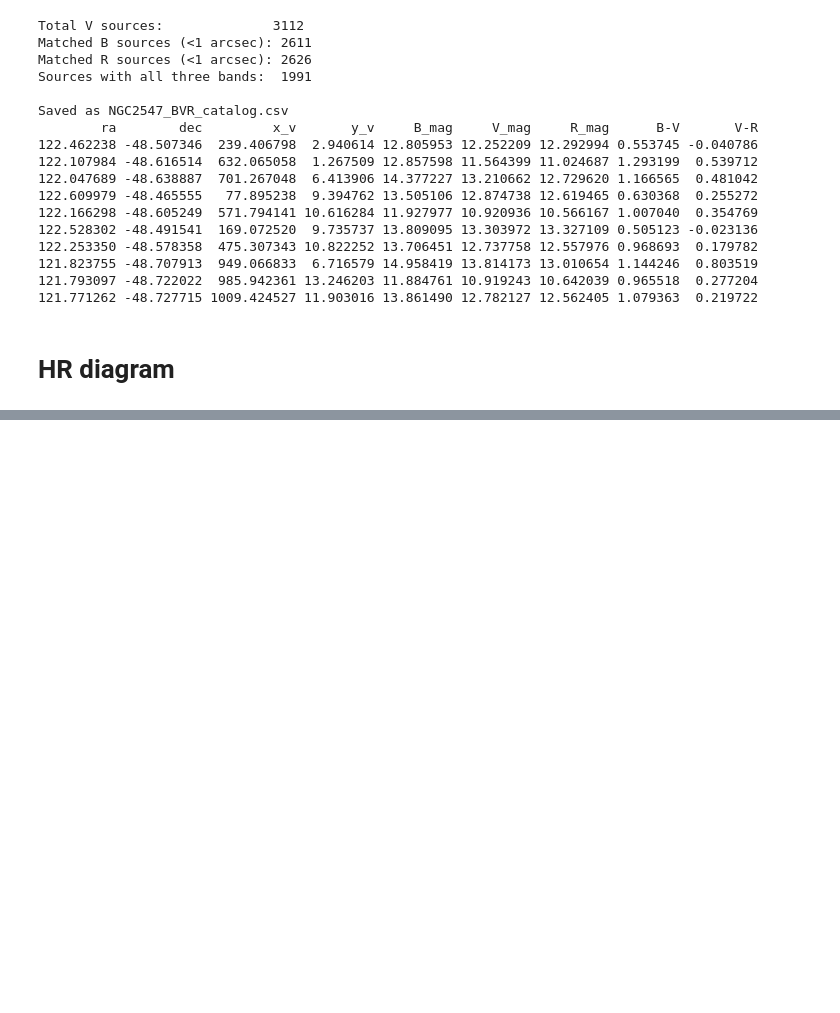
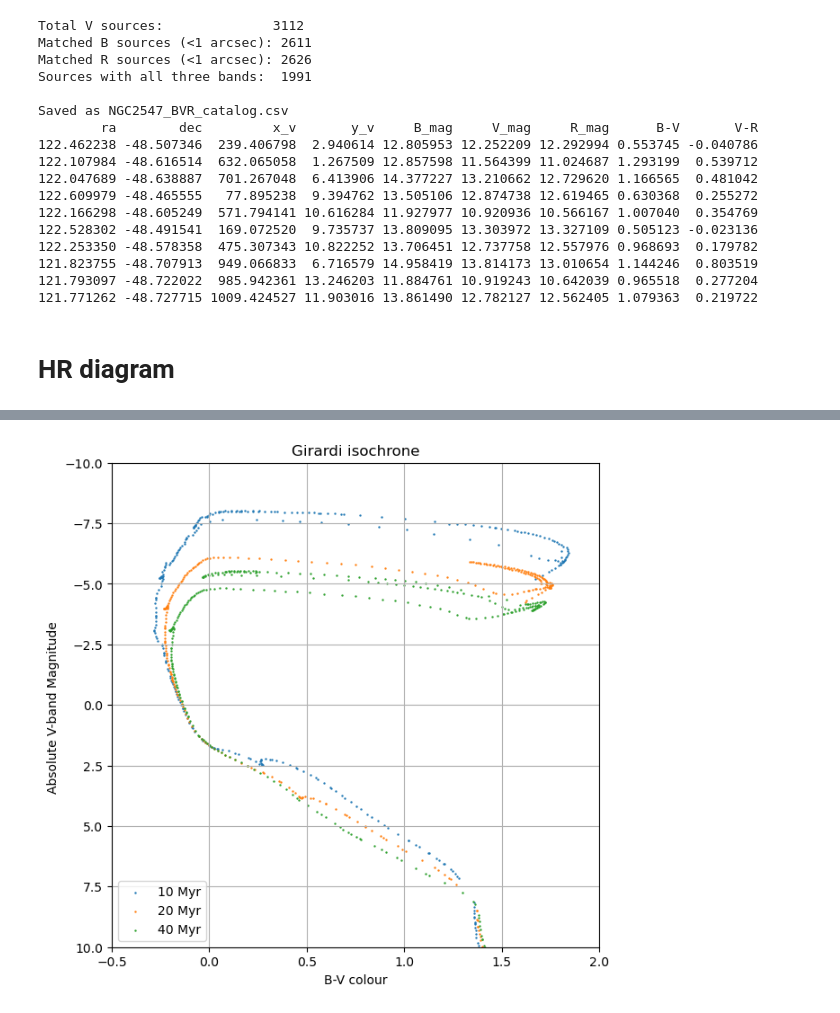
Before and after one commit to Christina1508/ASP3231_Project, a Jupyter notebook: HR diagram.ipynb, the cells around one changed output, grey strips where cells are left out. Saved outputs shown, nothing was run; the diff lists cells and outputs as text; code cells hidden in the pictures; blank space fills up the shorter version.

```diff
--- a/HR diagram.ipynb
+++ b/HR diagram.ipynb
@@ -363,0 +355,11 @@ Saved as NGC2547_CMD_mainseq.png
+# %%
+class isochroneclass:
+    def __init__(self):
+            self.filename = "NULL                            "      # Relevant filename
+            self.age = -99.0                                        # Age
+            self.m = [-99.0]*1000                                   # Star masses
+            self.U = [-99.0]*1000                                   # Star U-band magnitudes
+            self.B = [-99.0]*1000                                   # Star B-band magnitudes
+            self.V = [-99.0]*1000                                   # Star V-band magnitudes
+            self.R = [-99.0]*1000                                   # Star R-band magnitudes
+            self.I = [-99.0]*1000                                   # Star I-band magnitudes
@@ -363,0 +413,25 @@ Saved as NGC2547_CMD_mainseq.png
+# %%
+# Define plot size
+plt.rcParams['figure.figsize'] = [7, 7]
+
+for ic in isochrone:
+    plt.axis([-0.5, 2, 10, -10.0])           # Axes ranges
+    BV=np.array(ic.B)-np.array(ic.V)
+    plt.scatter(BV, ic.V, label=str(ic.age)+' Myr', s=0.5)                 # Scatter plot
+
+
+
+# Axis labels and grid
+plt.xlabel('B-V colour')
+plt.ylabel('Absolute V-band Magnitude ')
+plt.title('Girardi isochrone')
+plt.legend(loc='lower left')
+plt.grid(True)
+
+# Output file, if wanted
+# plt.savefig("test.png")
+
+# Plot to screen
+plt.show()
+# %% [output]
+[figure, added]
```
Also changed, not shown: parts of 11 cells of this notebook, 13 other files.
